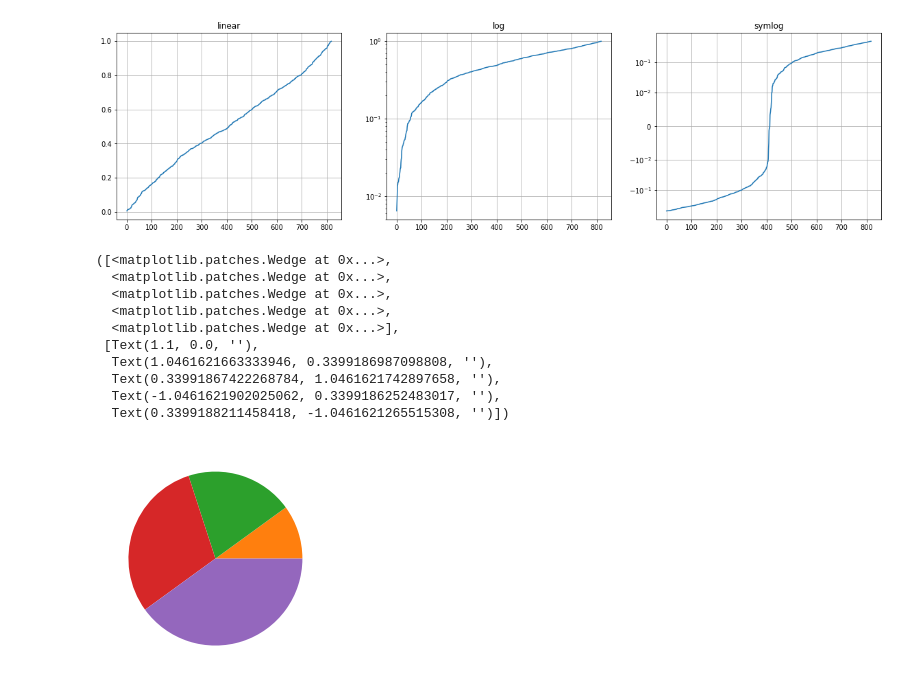
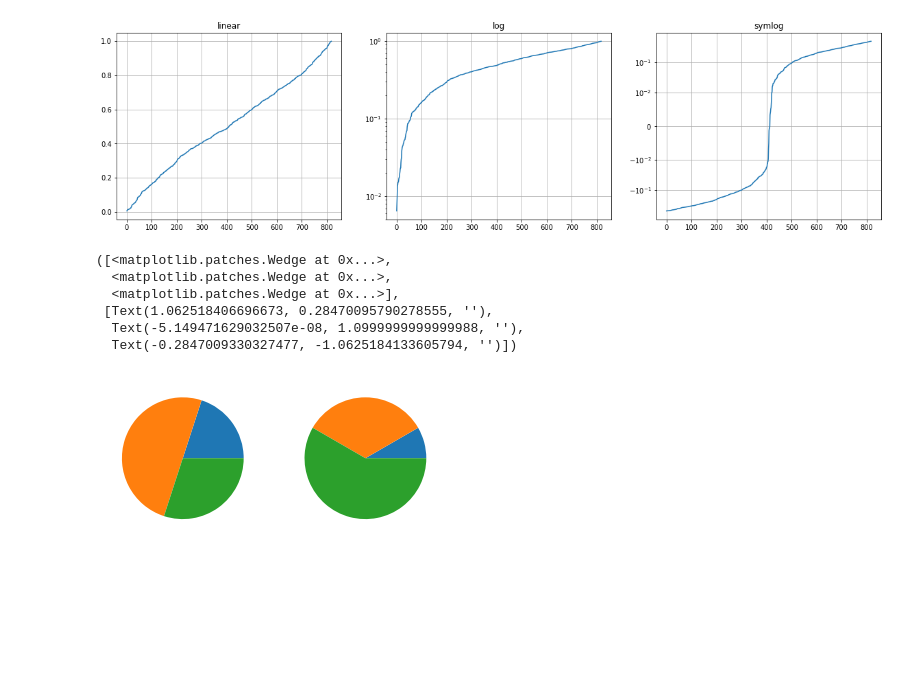
Before and after one commit to PrajwalPrashanth/DataloreLabsInternship, a Jupyter notebook: Matplotlib.ipynb, the cells around one changed output. Saved outputs shown, nothing was run; the diff lists cells and outputs as text; code cells hidden in the pictures; blank space fills up the shorter version.

```diff
--- a/Matplotlib.ipynb
+++ b/Matplotlib.ipynb
@@ -182,17 +182,16 @@ plt.title('symlog')
 plt.grid(True)
 # %% [output]
 [figure]
-# %%
-plt.pie([.2,.5])
-# %% [output]
-([<matplotlib.patches.Wedge at 0x...>,
-  <matplotlib.patches.Wedge at 0x...>,
-  <matplotlib.patches.Wedge at 0x...>,
-  <matplotlib.patches.Wedge at 0x...>,
-  <matplotlib.patches.Wedge at 0x...>],
- [Text(1.1, 0.0, ''),
-  Text(1.0461621663333946, 0.3399186987098808, ''),
-  Text(0.33991867422268784, 1.0461621742897658, ''),
-  Text(-1.0461621902025062, 0.3399186252483017, ''),
-  Text(0.3399188211458418, -1.0461621265515308, '')])
-[figure, removed]
+# %%
+plt.subplot(121)
+plt.pie([.2,.5,.3]) # if sum is greater than 1 it is normalized
+plt.subplot(122)
+plt.pie([1,4,7])
+# %% [output]
+([<matplotlib.patches.Wedge at 0x...>,
+  <matplotlib.patches.Wedge at 0x...>,
+  <matplotlib.patches.Wedge at 0x...>],
+ [Text(1.062518406696673, 0.28470095790278555, ''),
+  Text(-5.149471629032507e-08, 1.0999999999999988, ''),
+  Text(-0.2847009330327477, -1.0625184133605794, '')])
+[figure, added]
```
Also changed, not shown: 4 other files.
